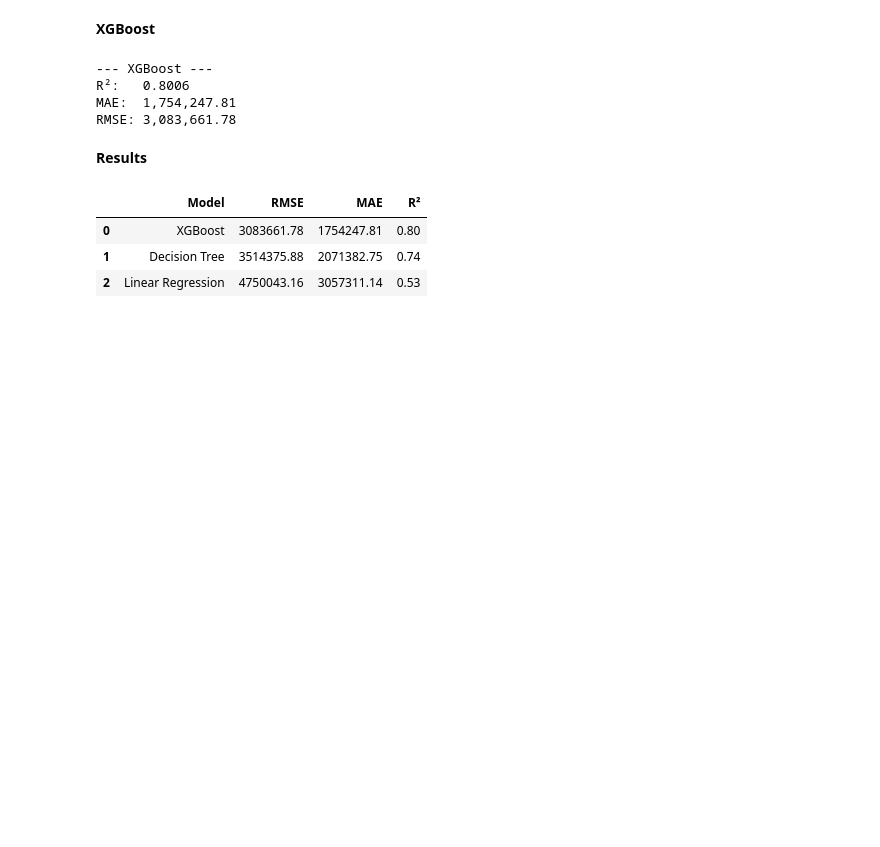
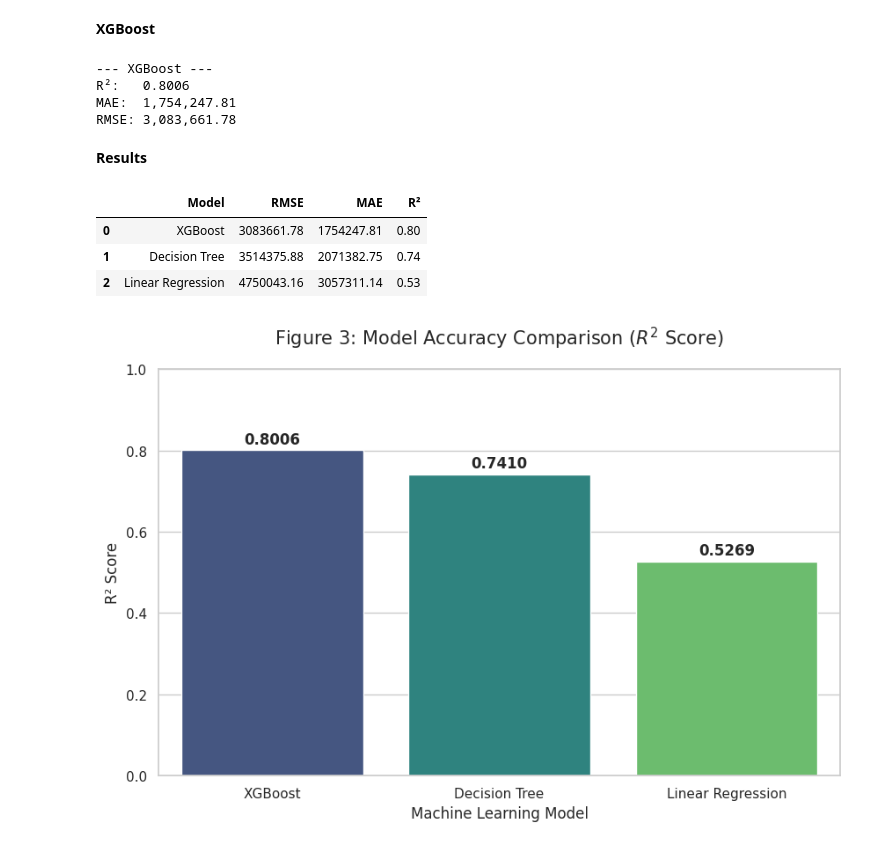
Before and after one commit to Chitiphat-T/House-Price-Prediction-ML-Models-in-Thailand, a Jupyter notebook: notebooks/ML_Project.ipynb, the cells around one changed output. Drawn from its saved outputs; the diff is of its cells as text; code cells hidden in the pictures; blank space fills up the shorter version.

```diff
--- a/notebooks/ML_Project.ipynb
+++ b/notebooks/ML_Project.ipynb
@@ -521,3 +551,25 @@ results_df.round(2)
 | 0 | XGBoost | 3083661.78 | 1754247.81 | 0.80 |
 | 1 | Decision Tree | 3514375.88 | 2071382.75 | 0.74 |
 | 2 | Linear Regression | 4750043.16 | 3057311.14 | 0.53 |
+# %%
+sns.set_theme(style="whitegrid")
+plt.figure(figsize=(10, 6))
+
+plot = sns.barplot(x='Model', y='R²', data=results_df, palette='viridis')
+
+for p in plot.patches:
+    plot.annotate(format(p.get_height(), '.4f'),
+                   (p.get_x() + p.get_width() / 2., p.get_height()),
+                   ha = 'center', va = 'center',
+                   xytext = (0, 9),
+                   textcoords = 'offset points',
+                   fontsize=12, fontweight='bold')
+
+plt.title('Figure 3: Model Accuracy Comparison ($R^2$ Score)', fontsize=15, pad=20)
+plt.ylabel('R² Score', fontsize=12)
+plt.xlabel('Machine Learning Model', fontsize=12)
+plt.ylim(0, 1.0)
+
+plt.show()
+# %% [output]
+[figure, added]
```
Also changed, not shown: parts of 7 cells of this notebook.
